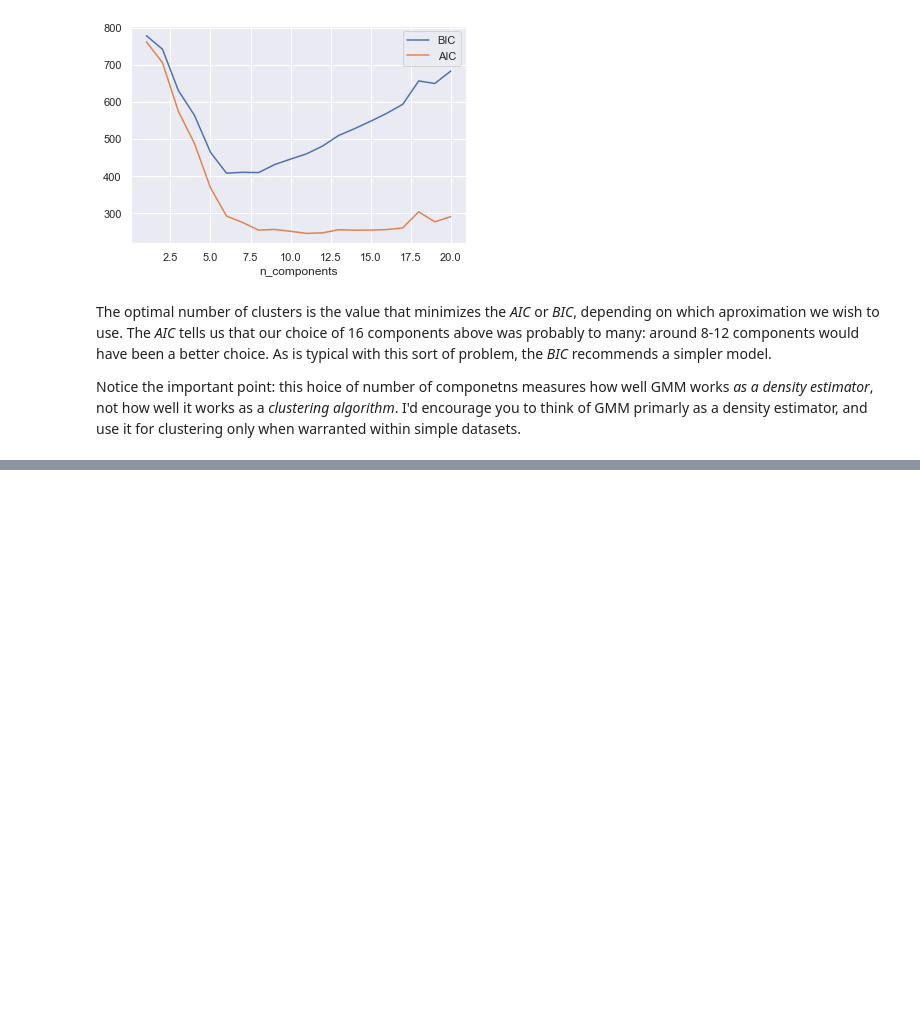
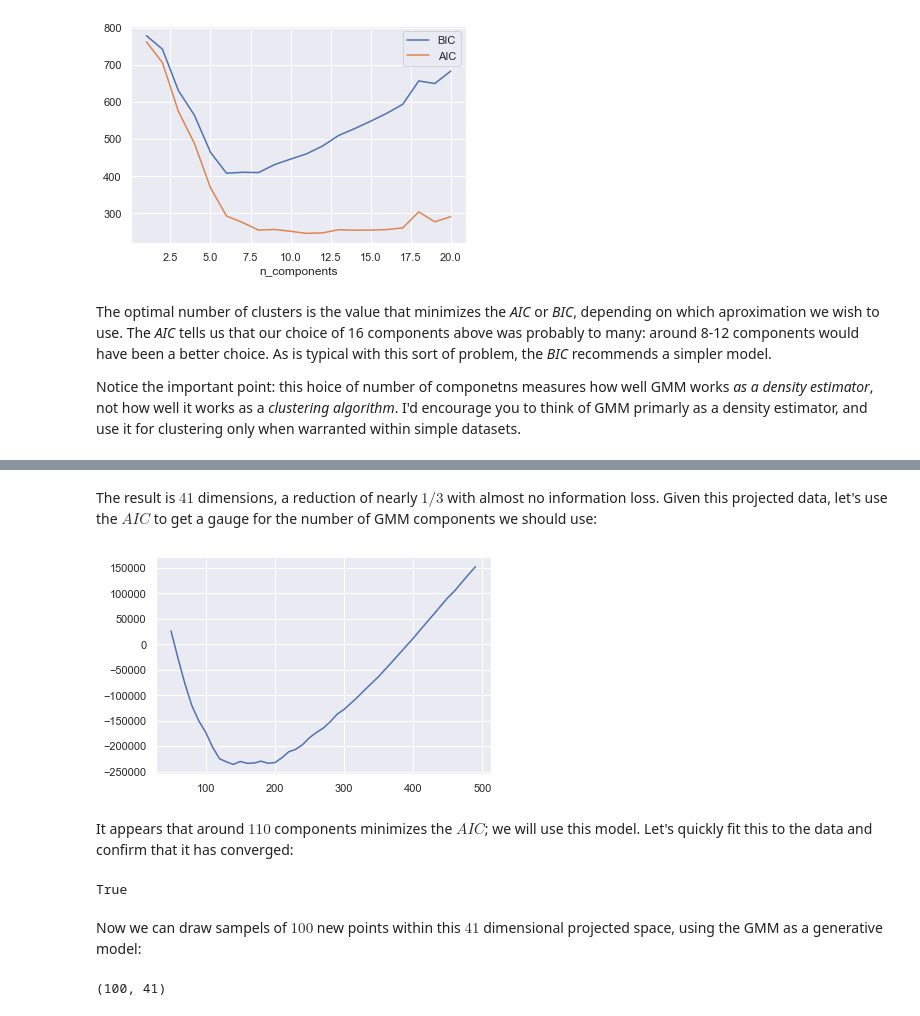
Before and after one commit to Jeffresh/python-datascience-handbook, a Jupyter notebook: scikitlearn/gaussian_mixture_models.ipynb, the cells around one changed output, grey strips where cells are left out. Cells and saved outputs as stored; diff of their text form; code cells hidden in the pictures; blank space fills up the shorter version.

```diff
--- a/scikitlearn/gaussian_mixture_models.ipynb
+++ b/scikitlearn/gaussian_mixture_models.ipynb
@@ -238,0 +277,25 @@ Notice the important point: this hoice of number of componetns measures how well
+# %% [markdown]
+The result is $41$ dimensions, a reduction of nearly $1/3$ with almost no information loss. Given this projected data, let's use the $AIC$ to get a gauge for the number of GMM components we should use:
+# %%
+n_components = np.arange(50, 500, 10)
+models = [GaussianMixture(n, covariance_type='full', random_state=0) for n in n_components]
+
+aics = [model.fit(data).aic(data) for model in models]
+plt.plot(n_components, aics);
+# %% [output]
+[figure, added]
+# %% [markdown]
+It appears that around $110$ components minimizes the $AIC$; we will use this model. Let's quickly fit this to the data and confirm that it has converged:
+# %%
+gmm = GaussianMixture(150, covariance_type='full', random_state=0)
+gmm.fit(data)
+print(gmm.converged_)
+# %% [output]
+True
+# %% [markdown]
+Now we can draw sampels of $100$ new points within this $41$ dimensional projected space, using the GMM as a generative model:
+# %%
+data_new, _  = gmm.sample(100)
+data_new.shape
+# %% [output]
+(100, 41)
```
Also changed, not shown: parts of 12 cells of this notebook.
